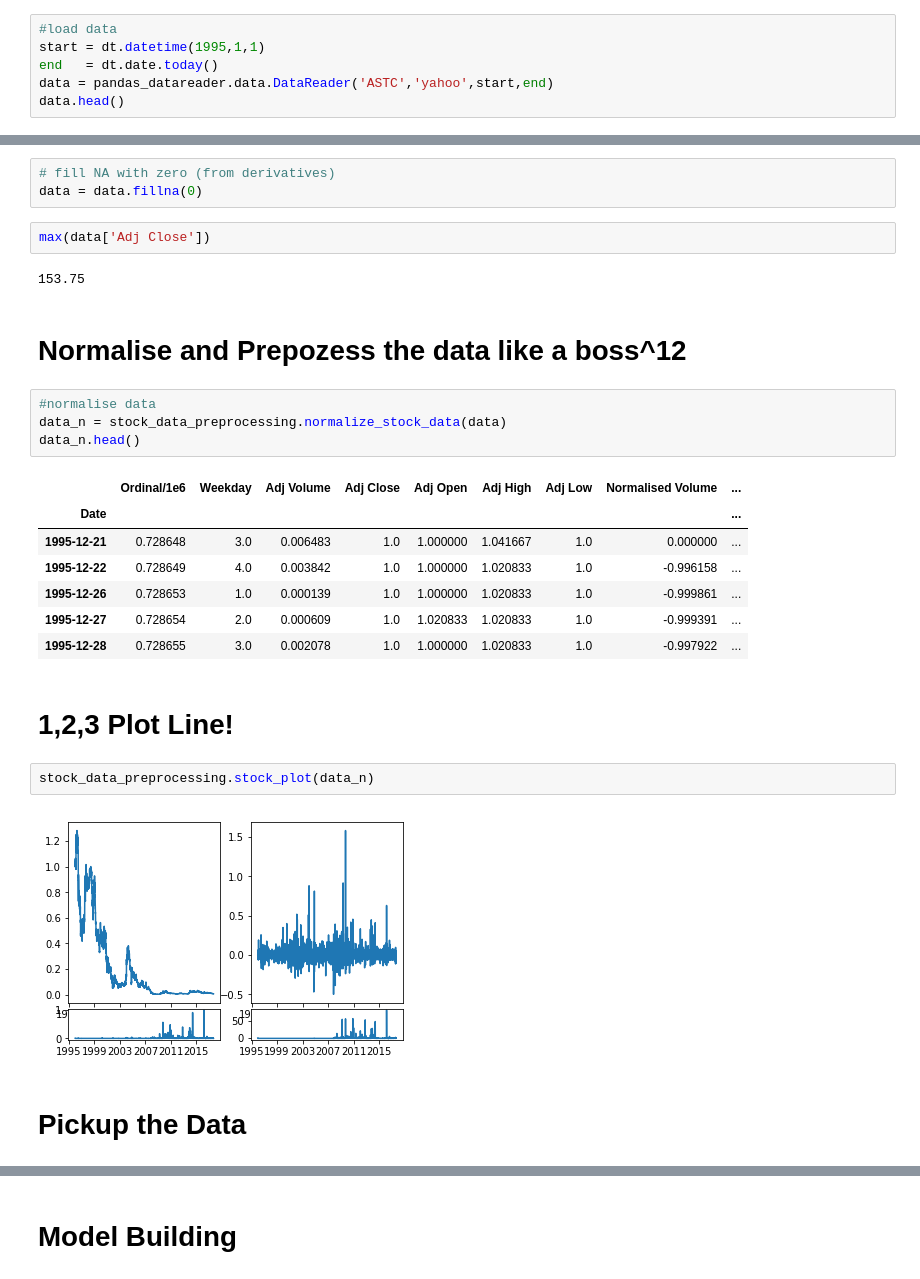
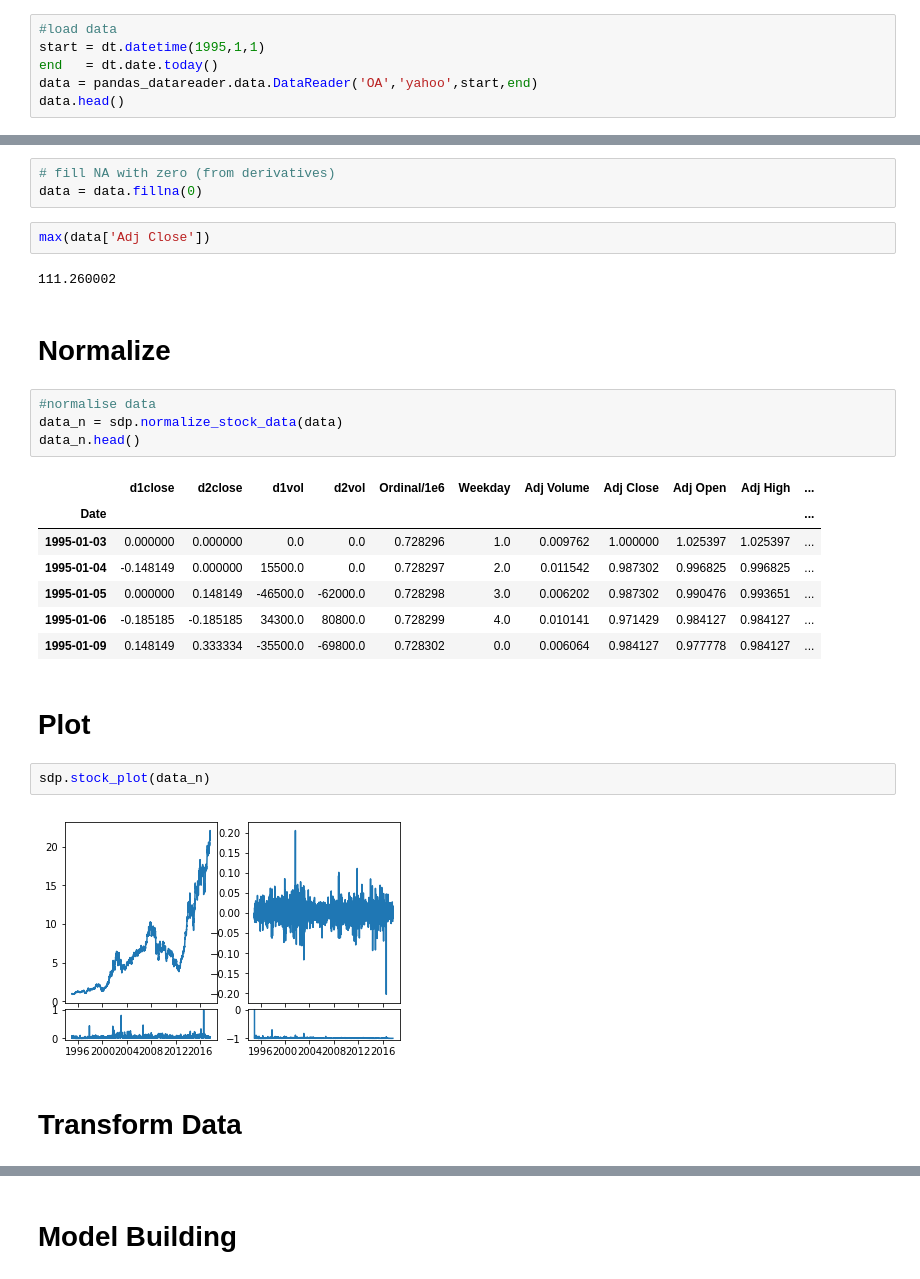
Before and after one commit to ChuckHend/ts-engine, a Jupyter notebook: Stock_pred_v2.ipynb, the cells around one changed output, grey strips where cells are left out. Drawn from its saved outputs; the diff is of its cells as text.

```diff
--- a/Stock_pred_v2.ipynb
+++ b/Stock_pred_v2.ipynb
@@ -16,7 +17,7 @@ import featureEng as fe
 #load data
 start = dt.datetime(1995,1,1)
 end   = dt.date.today()
-data = pandas_datareader.data.DataReader('ASTC','yahoo',start,end)
+data = pandas_datareader.data.DataReader('OA','yahoo',start,end)
 data.head()
 # %% [output]
 |  | Open | High | Low | Close | Adj Close | Volume |
@@ -43,28 +44,28 @@ data = data.fillna(0)
 # %%
 max(data['Adj Close'])
 # %% [output]
-153.75
+111.260002
-# %% [markdown]
-# Normalise and Prepozess the data like a boss^12
+# %% [markdown]
+# Normalize
 # %%
 #normalise data
-data_n = stock_data_preprocessing.normalize_stock_data(data)
+data_n = sdp.normalize_stock_data(data)
 data_n.head()
 # %% [output]
-|  | Ordinal/1e6 | Weekday | Adj Volume | Adj Close | Adj Open | Adj High | Adj Low | Normalised Volume | ... |
-| Date |  |  |  |  |  |  |  |  | ... |
-| 1995-12-21 | 0.728648 | 3.0 | 0.006483 | 1.0 | 1.000000 | 1.041667 | 1.0 | 0.000000 | ... |
-| 1995-12-22 | 0.728649 | 4.0 | 0.003842 | 1.0 | 1.000000 | 1.020833 | 1.0 | -0.996158 | ... |
-| 1995-12-26 | 0.728653 | 1.0 | 0.000139 | 1.0 | 1.000000 | 1.020833 | 1.0 | -0.999861 | ... |
-| 1995-12-27 | 0.728654 | 2.0 | 0.000609 | 1.0 | 1.020833 | 1.020833 | 1.0 | -0.999391 | ... |
-| 1995-12-28 | 0.728655 | 3.0 | 0.002078 | 1.0 | 1.000000 | 1.020833 | 1.0 | -0.997922 | ... |
+|  | d1close | d2close | d1vol | d2vol | Ordinal/1e6 | Weekday | Adj Volume | Adj Close | Adj Open | Adj High | ... |
+| Date |  |  |  |  |  |  |  |  |  |  | ... |
+| 1995-01-03 | 0.000000 | 0.000000 | 0.0 | 0.0 | 0.728296 | 1.0 | 0.009762 | 1.000000 | 1.025397 | 1.025397 | ... |
+| 1995-01-04 | -0.148149 | 0.000000 | 15500.0 | 0.0 | 0.728297 | 2.0 | 0.011542 | 0.987302 | 0.996825 | 0.996825 | ... |
+| 1995-01-05 | 0.000000 | 0.148149 | -46500.0 | -62000.0 | 0.728298 | 3.0 | 0.006202 | 0.987302 | 0.990476 | 0.993651 | ... |
+| 1995-01-06 | -0.185185 | -0.185185 | 34300.0 | 80800.0 | 0.728299 | 4.0 | 0.010141 | 0.971429 | 0.984127 | 0.984127 | ... |
+| 1995-01-09 | 0.148149 | 0.333334 | -35500.0 | -69800.0 | 0.728302 | 0.0 | 0.006064 | 0.984127 | 0.977778 | 0.984127 | ... |
 # %% [markdown]
-# 1,2,3 Plot Line!
+# Plot
 # %%
-stock_data_preprocessing.stock_plot(data_n)
+sdp.stock_plot(data_n)
 # %% [output]
-[figure, old version]
+[figure, new version]
 # %% [markdown]
-# Pickup the Data
+# Transform Data
 # %%
 # training data
```
Also changed, not shown: parts of 14 cells of this notebook, 2 other files.
